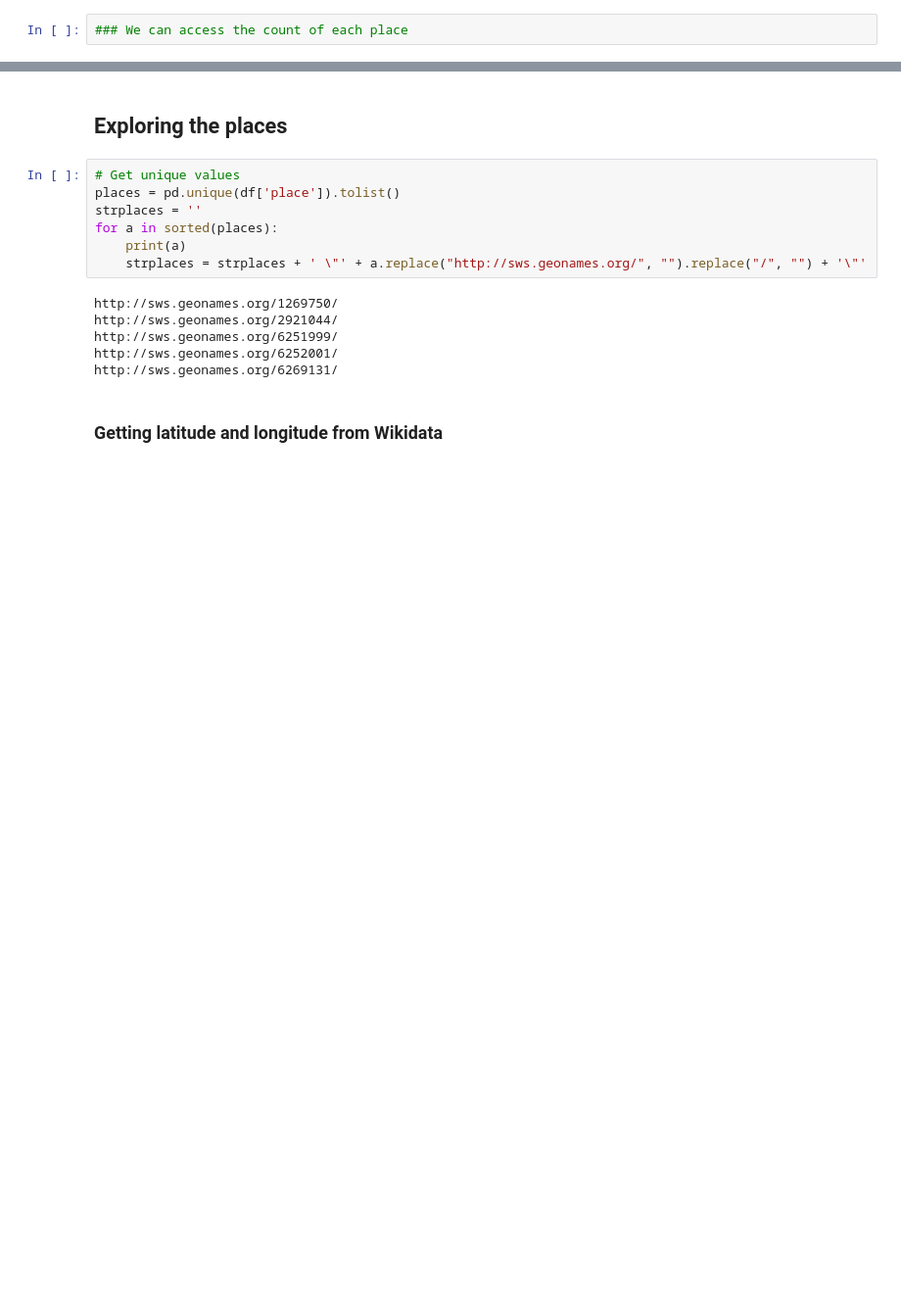
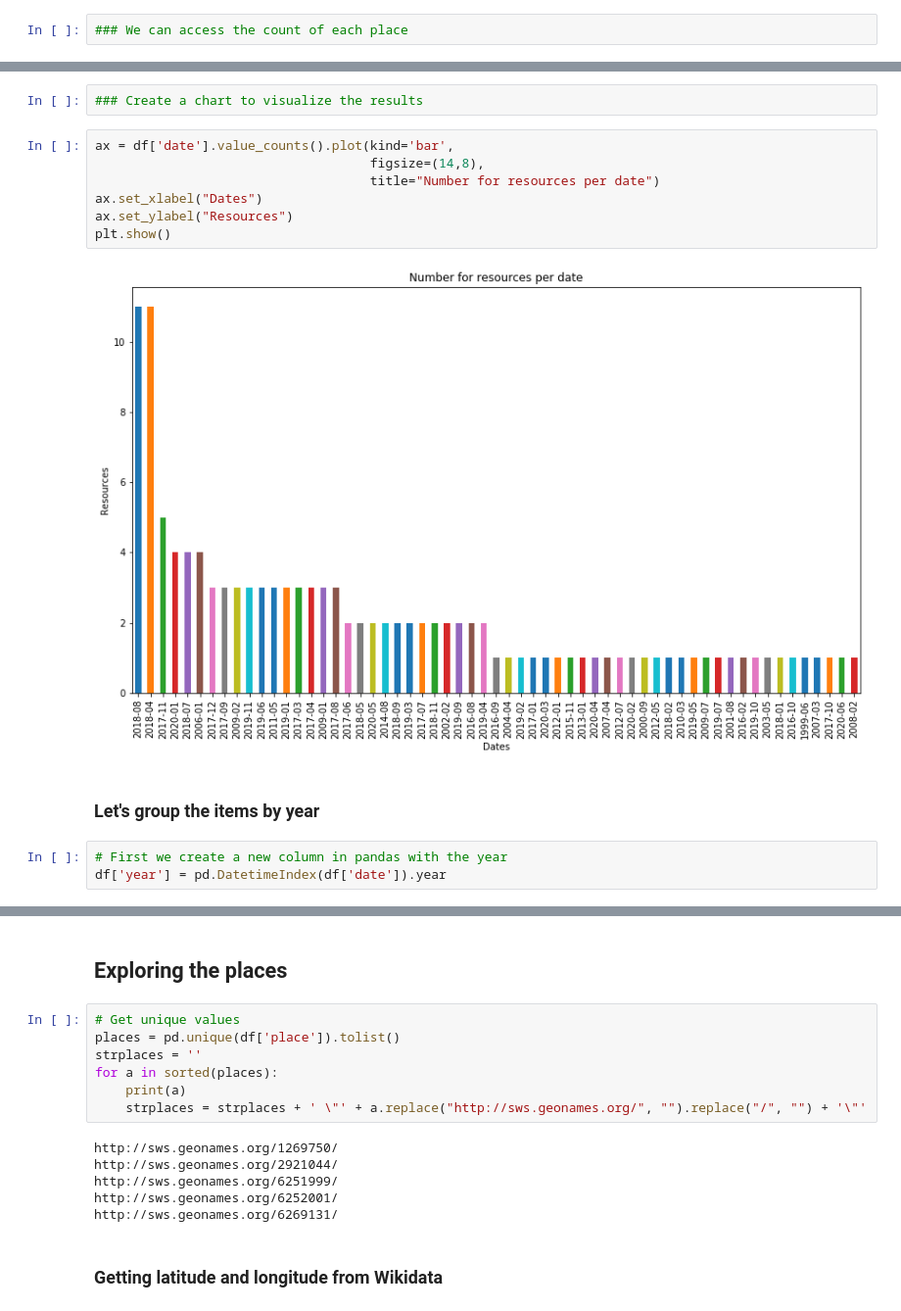
Before and after one commit to hibernator11/notebook-lod-libraries, a Jupyter notebook: bnb-lod-extraction-map.ipynb, the cells around one changed output, grey strips where cells are left out. Shown: that part at 98% size. Drawn from its saved outputs; the diff is of its cells as text; blank space fills up the shorter version.

Commit message:
add plot to bnb

```diff
--- a/bnb-lod-extraction-map.ipynb
+++ b/bnb-lod-extraction-map.ipynb
@@ -148,0 +150,16 @@ places_by_number[['http://sws.geonames.org/6269131/']][0]
+# %%
+### Create a chart to visualize the results
+# %%
+ax = df['date'].value_counts().plot(kind='bar',
+                                    figsize=(14,8),
+                                    title="Number for resources per date")
+ax.set_xlabel("Dates")
+ax.set_ylabel("Resources")
+plt.show()
+# %% [output]
+[figure, added]
+# %% [markdown]
+### Let's group the items by year
+# %%
+# First we create a new column in pandas with the year
+df['year'] = pd.DatetimeIndex(df['date']).year
```
Also changed, not shown: parts of 9 cells of this notebook.
